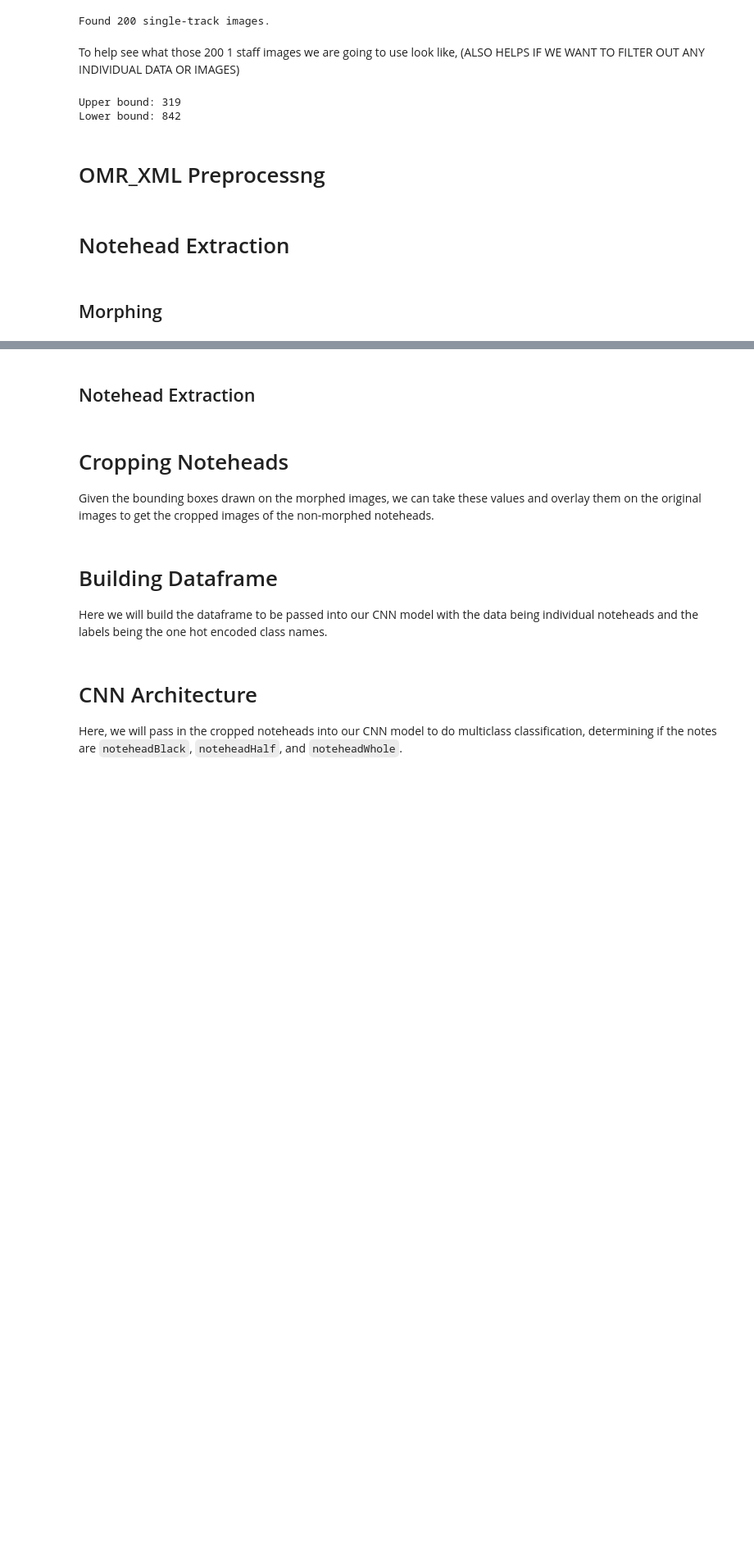
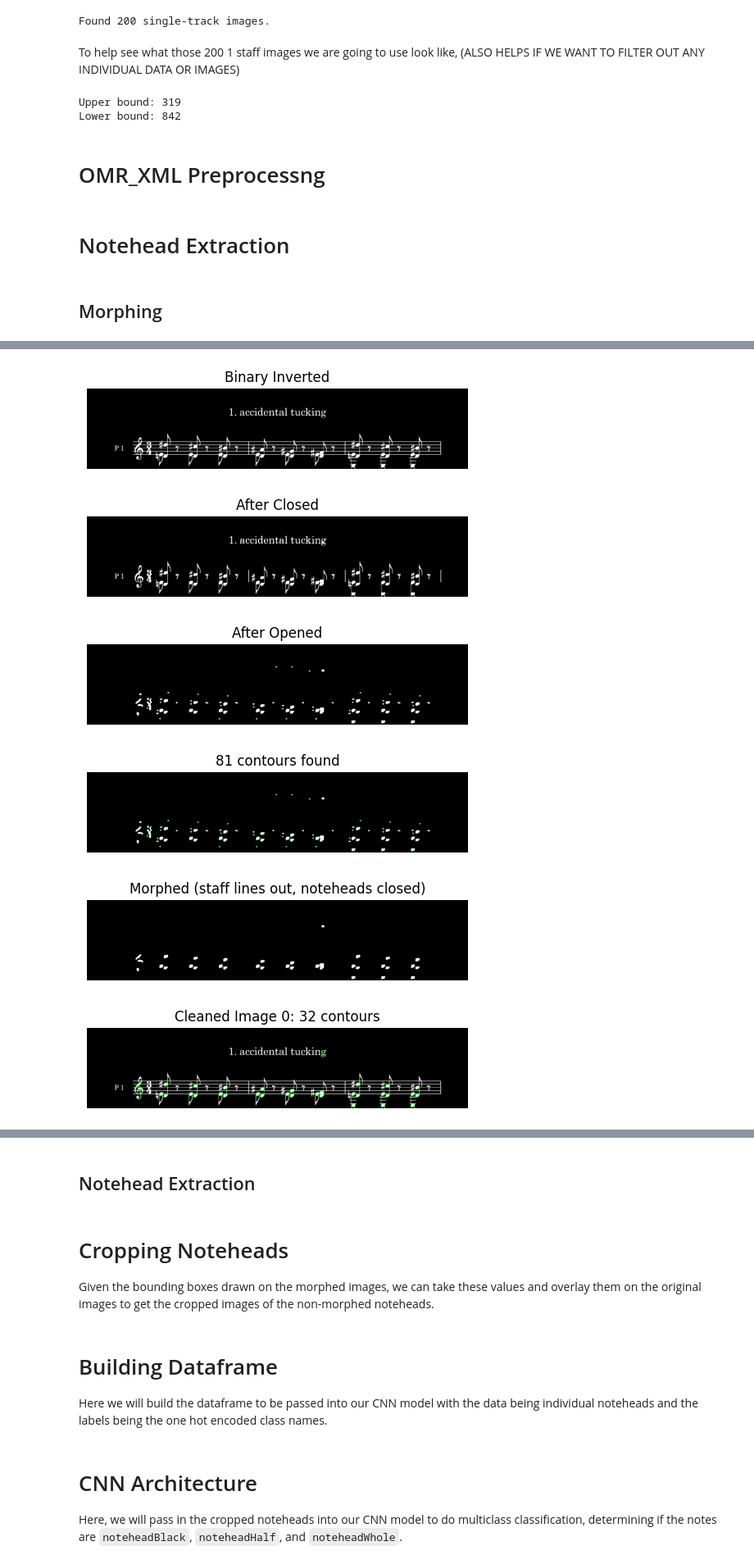
Before and after one commit to austinliu05/brown-dl-s25-final-project, a Jupyter notebook: brown-s25-final-project.ipynb, the cells around one changed output, grey strips where cells are left out. Shown at 82% size. Drawn from its saved outputs; the diff is of its cells as text; code cells hidden in the pictures; blank space fills up the shorter version.

Commit message:
Added debugging statements for clearer representation

```diff
--- a/brown-s25-final-project.ipynb
+++ b/brown-s25-final-project.ipynb
@@ -485,10 +485,10 @@ def extract_noteheads(img_path, debug: bool, ellipse_size: int) -> np.ndarray:
     processed_img = remove_staff_lines(binary_img)
 
     # Performing morphological operations
-    size = int(max(1, ellipse_size // 3))
-    kernel_1 = cv2.getStructuringElement(cv2.MORPH_ELLIPSE, (size, size))
-    # dilation -> erosion, expand the blob, smoothing out the small gaps and shrinking it back
-    closed = cv2.morphologyEx(processed_img.astype(np.uint8), cv2.MORPH_CLOSE, kernel_1)
+    w_close = max(1, int(round(ellipse_size * 0.2)))
+    h_close = max(1, int(round(ellipse_size * 0.4)))
+    close_krn = cv2.getStructuringElement(cv2.MORPH_ELLIPSE, (w_close, h_close))
+    closed    = cv2.morphologyEx(processed_img, cv2.MORPH_CLOSE, close_krn)
 
     if debug:
         plt.figure(figsize=(6,6))
@@ -585,0 +757,72 @@ for i in range(5):
+# %%
+ for i in range(1):
+    test_img, notes = cropped_note_pairs[i]
+
+    # 1) Make image gray & binary
+    if not isinstance(test_img, np.ndarray):
+        gray = np.array(test_img.convert('L'), dtype=np.uint8)
+    else:
+        gray = test_img.astype(np.uint8)
+
+    _, binary = cv2.threshold(gray, 127, 255, cv2.THRESH_BINARY_INV)
+
+    # 2) Extract noteheads
+    morphed, contours = extract_noteheads(
+        test_img,
+        ellipse_size=20,
+        debug=True
+    )
+
+    # 3) Visualize the cleaned contours
+    canvas = cv2.cvtColor(binary, cv2.COLOR_GRAY2BGR)
+    cv2.drawContours(canvas, contours, -1, (0,255,0), 2)
+    plt.figure(figsize=(6,6))
+    plt.imshow(canvas[..., ::-1])
+    plt.title(f"Cleaned Image {i}: {len(contours)} contours")
+    plt.axis('off')
+    plt.show()
+
+    # 4) Now call the new fitter
+    accepted, rejected = refine_and_fit_ellipses(
+        gray_img = gray,
+        notehead_mask = morphed,
+        contours = contours,
+        pad = 4,
+        iou_thresh = 0.75,
+        min_area = MIN_AREA,
+        debug = True
+    )
+
+    print(f"Accepted: {len(accepted)} ellipses")
+    # for idx,(c,a,ang) in enumerate(accepted):
+    #     print(f"  #{idx}: center={c}, axes={a}, angle={ang:.1f}")
+
+    print(f"Rejected: {len(rejected)} blobs")
+    # for idx,(center,reason) in enumerate(rejected):
+    #     print(f"  #{idx}: at {center} → {reason}")
+
+    # 5) (Optional) overlay the kept ellipses on your original
+    canvas2 = cv2.cvtColor(gray, cv2.COLOR_GRAY2BGR)
+    for (cx,cy), (MA,ma), ang in accepted:
+        cv2.ellipse(
+            canvas2,
+            (int(round(cx)), int(round(cy))),
+            (int(round(MA/2)), int(round(ma/2))),
+            angle=ang,
+            startAngle=0,
+            endAngle=360,
+            color=(0,0,255),
+            thickness=2
+        )
+    plt.figure(figsize=(8,8), dpi=200)
+    plt.imshow(canvas2[..., ::-1])
+    plt.title(f"Accepted Ellipses: {len(accepted)}")
+    plt.axis('off')
+    plt.show()
+# %% [output]
+[figure, added]
+[figure, added]
+[figure, added]
+[figure, added]
+[figure, added]
+[figure, added]
```
Also changed, not shown: parts of 7 cells of this notebook.
